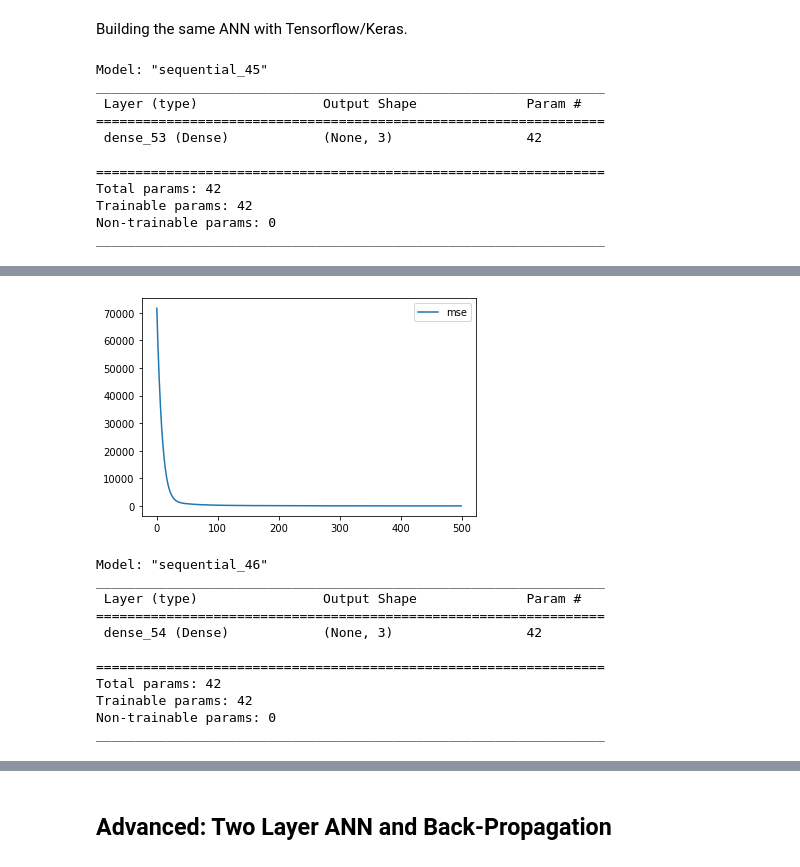
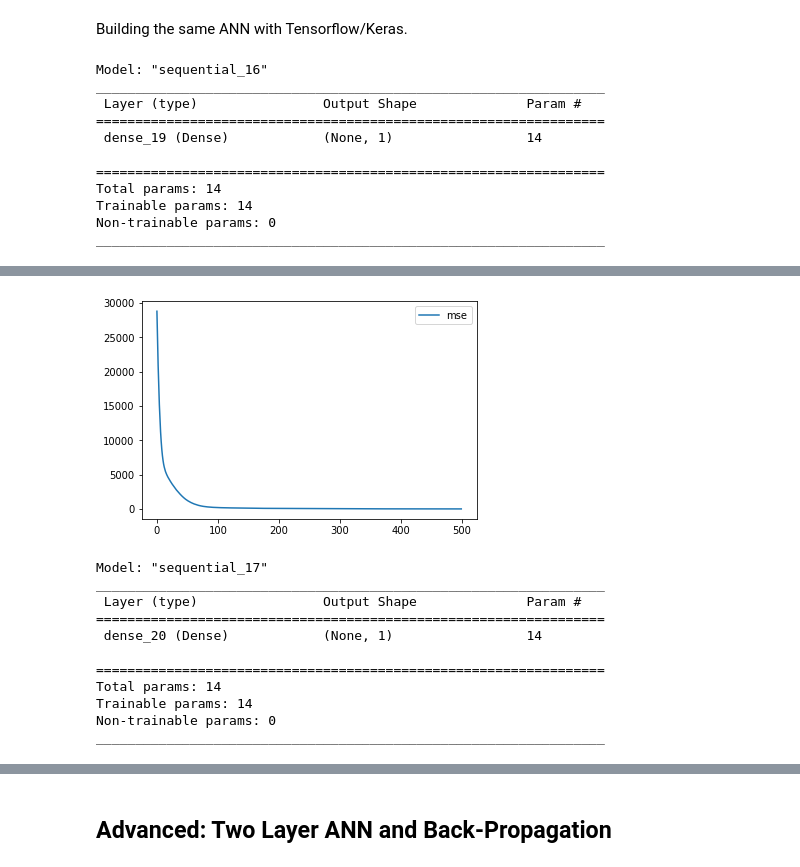
Before and after one commit to WelfLowe/ML4developers, a Jupyter notebook: 6_Neural_Networks.ipynb, the cells around one changed output, grey strips where cells are left out. Saved outputs shown, nothing was run; the diff lists cells and outputs as text; code cells hidden in the pictures.

```diff
--- a/6_Neural_Networks.ipynb
+++ b/6_Neural_Networks.ipynb
@@ -482,32 +482,32 @@ Validation MSE 103.81981067162394
 # %% [markdown]
 Building the same ANN with Tensorflow/Keras.
 # %%
-def get_regression_model():
+def get_Regression_model():
   model = Sequential()
-  model.add(Dense(n_classes, input_dim=n_features, activation='linear'))
+  model.add(Dense(1, input_dim=n_features, activation='linear'))
   model.compile(optimizer='adam',
 			loss='mse',
 			metrics=['mse'])
   model.summary()
   return model
 # %%
-Regressor2 = get_regression_model()
-r = Regressor2.fit(X, y, epochs=500, verbose=0)
+regressor = get_Regression_model()
+r = regressor.fit(X, y, epochs=500, verbose=0)
 # %% [output]
-Model: "sequential_45"
+Model: "sequential_16"
 _________________________________________________________________
  Layer (type)                Output Shape              Param #
 =================================================================
- dense_53 (Dense)            (None, 3)                 42
+ dense_19 (Dense)            (None, 1)                 14
 
 =================================================================
-Total params: 42
-Trainable params: 42
+Total params: 14
+Trainable params: 14
 Non-trainable params: 0
 _________________________________________________________________
 # %%
 plt.plot(r.history['mse'], label='mse')
 plt.legend()
-result = Regressor2.evaluate(X, y)
+result = regressor.evaluate(X, y)
 print('MSE', result[0])
 # %% [output]
@@ -516,18 +516,18 @@ MSE 45.250858306884766
-[figure, old version]
+[figure, new version]
 # %%
 cb = EarlyStopping(monitor='val_mse', mode='min', min_delta=0.1, patience=10)
-Regressor2 = get_regression_model()
-r = Regressor2.fit(X_train, y_train, validation_data=(X_val, y_val), epochs=1000, verbose=0, callbacks=[cb])
+regressor = get_Regression_model()
+r = regressor.fit(X_train, y_train, validation_data=(X_val, y_val), epochs=1000, verbose=0, callbacks=[cb])
 # %% [output]
-Model: "sequential_46"
+Model: "sequential_17"
 _________________________________________________________________
  Layer (type)                Output Shape              Param #
 =================================================================
- dense_54 (Dense)            (None, 3)                 42
+ dense_20 (Dense)            (None, 1)                 14
 
 =================================================================
-Total params: 42
-Trainable params: 42
+Total params: 14
+Trainable params: 14
 Non-trainable params: 0
 _________________________________________________________________
 # %%
```
Also changed, not shown: parts of 23 cells of this notebook.
